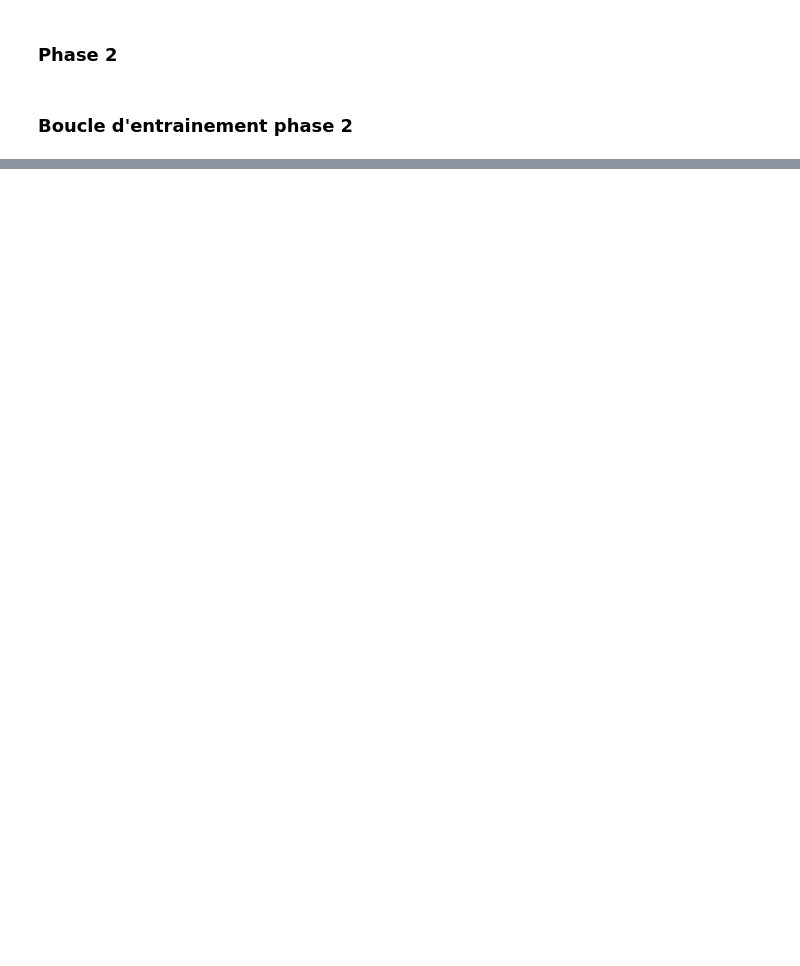
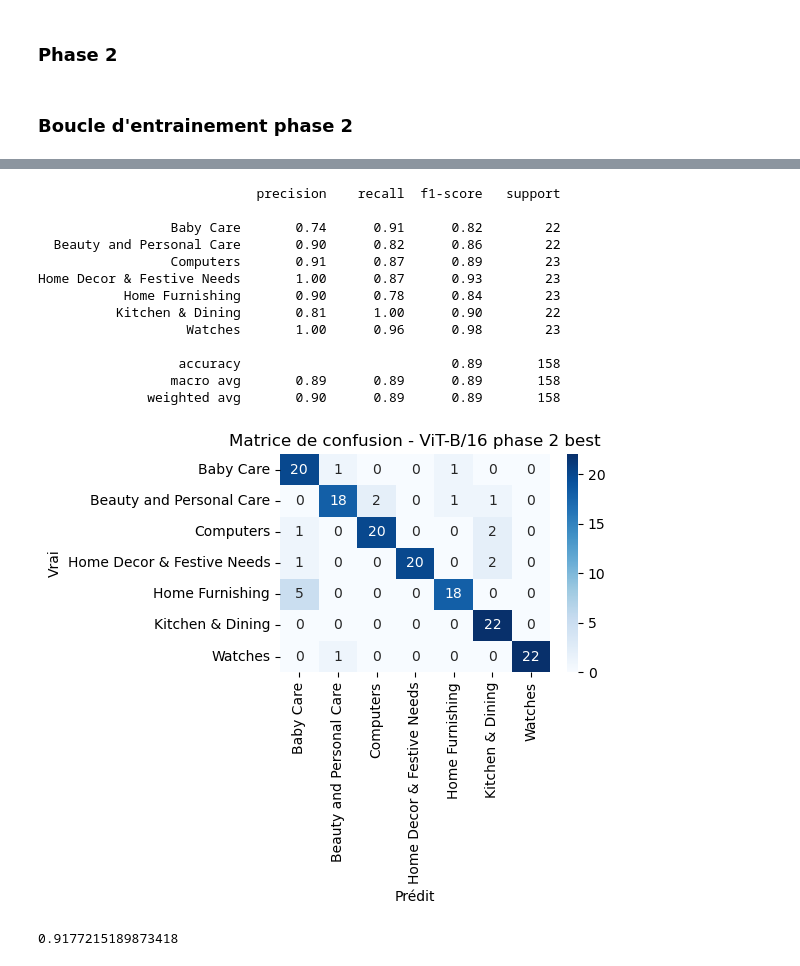
Before and after one commit to TheoChastrePradat/OC_DataScientist_P8, a Jupyter notebook: Projet_8/Script/veille_techno_vit.ipynb, the cells around one changed output, grey strips where cells are left out. Cells and saved outputs as stored; diff of their text form; code cells hidden in the pictures; blank space fills up the shorter version.

Commit message:
updates : evaluation + classification added

```diff
--- a/Projet_8/Script/veille_techno_vit.ipynb
+++ b/Projet_8/Script/veille_techno_vit.ipynb
@@ -677,0 +684,3 @@ plot_history(history_vit, title="ViT-B/16 - Phase 2 Fine-tuning")
+# %%
+vit.load_state_dict(torch.load("vit_phase2_best.pth", map_location=device))
+vit.eval()
@@ -677,0 +705,4 @@ plot_history(history_vit, title="ViT-B/16 - Phase 2 Fine-tuning")
+# %%
+test_loss, test_acc, y_true, y_pred = evaluate(vit, test_loader, criterion_vit)
+
+print(f"[ViT] Test loss={test_loss:.3f} | acc={test_acc:.3f}")
@@ -677,0 +711,35 @@ plot_history(history_vit, title="ViT-B/16 - Phase 2 Fine-tuning")
+# %%
+print(classification_report(y_true_v, y_pred_v, target_names=classes))
+
+# Matrices de confusion
+def plot_confusion(y_true, y_pred, title):
+    cm = confusion_matrix(y_true, y_pred)
+    plt.figure(figsize=(6, 5))
+    sns.heatmap(cm, annot=True, fmt="d", cmap="Blues",
+                xticklabels=classes, yticklabels=classes)
+    plt.xlabel("Prédit")
+    plt.ylabel("Vrai")
+    plt.title(title)
+    plt.tight_layout()
+    plt.show()
+
+plot_confusion(y_true_v, y_pred_v, "Matrice de confusion - ViT-B/16 phase 2 best")
+# %% [output]
+                            precision    recall  f1-score   support
+
+                 Baby Care       0.74      0.91      0.82        22
+  Beauty and Personal Care       0.90      0.82      0.86        22
+                 Computers       0.91      0.87      0.89        23
+Home Decor & Festive Needs       1.00      0.87      0.93        23
+           Home Furnishing       0.90      0.78      0.84        23
+          Kitchen & Dining       0.81      1.00      0.90        22
+                   Watches       1.00      0.96      0.98        23
+
+                  accuracy                           0.89       158
+                 macro avg       0.89      0.89      0.89       158
+              weighted avg       0.90      0.89      0.89       158
+[figure, added]
+# %%
+(y_true == y_pred).mean()
+# %% [output]
+0.9177215189873418
```
Also changed, not shown: parts of 12 cells of this notebook.
